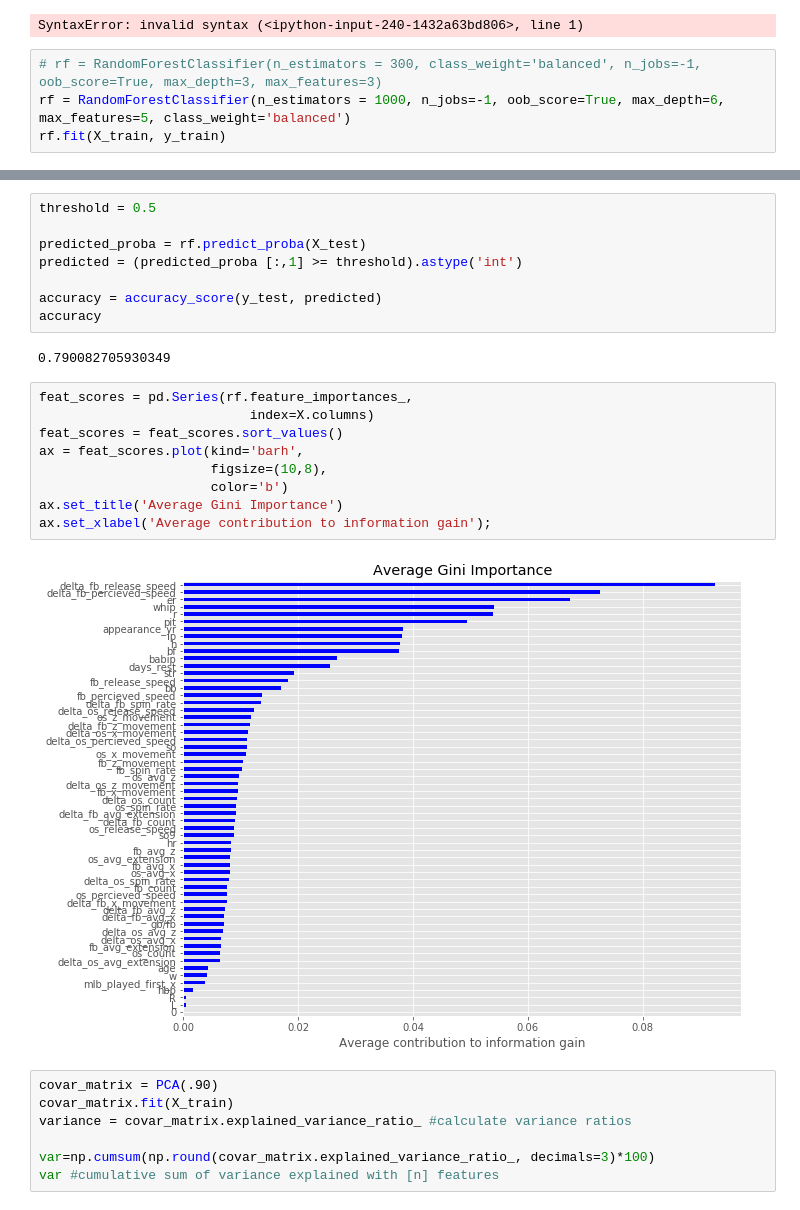
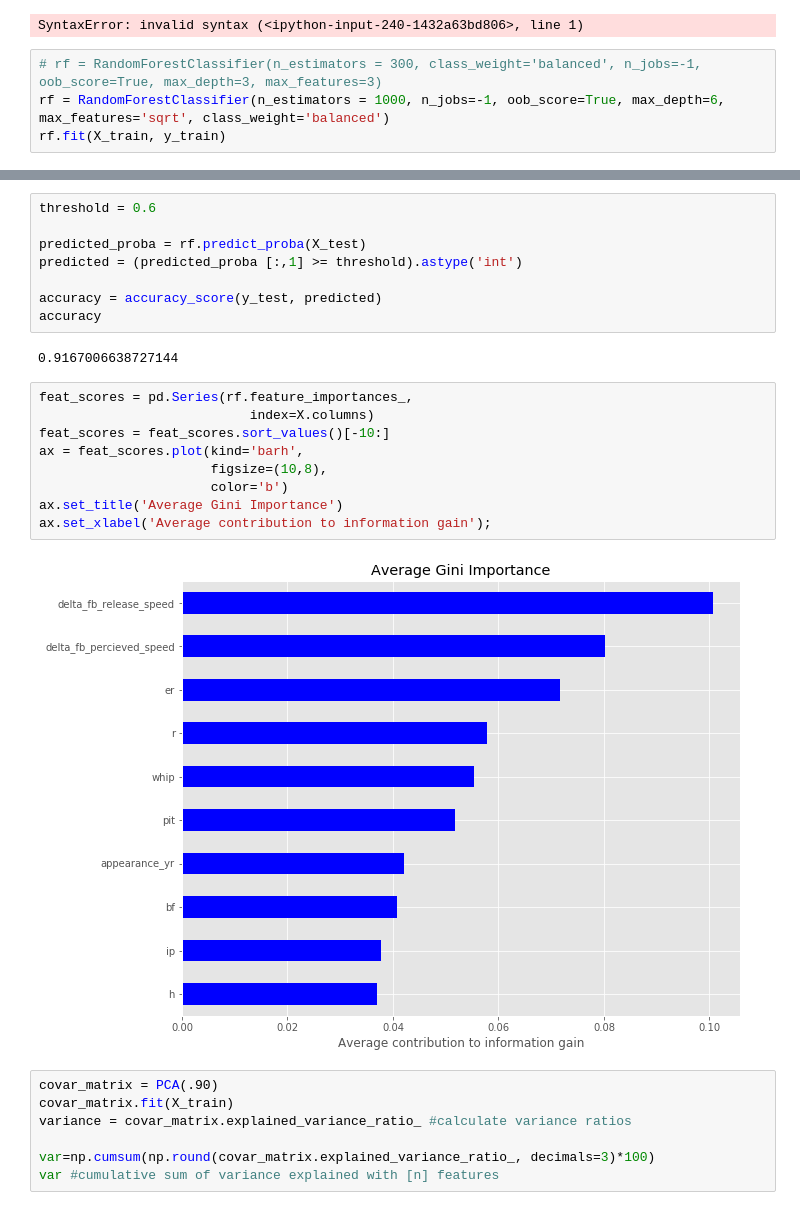
Before and after one commit to t-phill/mlb_injuries, a Jupyter notebook: notebooks/masters-Copy7.ipynb, the cells around one changed output, grey strips where cells are left out. Saved outputs shown, nothing was run; the diff lists cells and outputs as text.

```diff
--- a/notebooks/masters-Copy7.ipynb
+++ b/notebooks/masters-Copy7.ipynb
@@ -541,7 +578,7 @@ plt.show()
 SyntaxError: invalid syntax (<ipython-input-240-1432a63bd806>, line 1)
 # %%
 # rf = RandomForestClassifier(n_estimators = 300, class_weight='balanced', n_jobs=-1, oob_score=True, max_depth=3, max_features=3)
-rf = RandomForestClassifier(n_estimators = 1000, n_jobs=-1, oob_score=True, max_depth=6, max_features=5, class_weight='balanced')
+rf = RandomForestClassifier(n_estimators = 1000, n_jobs=-1, oob_score=True, max_depth=6, max_features='sqrt', class_weight='balanced')
 rf.fit(X_train, y_train)
 # %% [output]
 RandomForestClassifier(bootstrap=True, class_weight='balanced',
@@ -597,5 +633,5 @@ pos       119       158
 # %%
-threshold = 0.5
+threshold = 0.6
 
 predicted_proba = rf.predict_proba(X_test)
 predicted = (predicted_proba [:,1] >= threshold).astype('int')
@@ -603,18 +639,18 @@ predicted = (predicted_proba [:,1] >= threshold).astype('int')
 accuracy = accuracy_score(y_test, predicted)
 accuracy
 # %% [output]
-0.790082705930349
+0.9167006638727144
 # %%
 feat_scores = pd.Series(rf.feature_importances_,
                            index=X.columns)
-feat_scores = feat_scores.sort_values()
+feat_scores = feat_scores.sort_values()[-10:]
 ax = feat_scores.plot(kind='barh',
                       figsize=(10,8),
                       color='b')
 ax.set_title('Average Gini Importance')
 ax.set_xlabel('Average contribution to information gain');
 # %% [output]
-[figure, old version]
+[figure, new version]
 # %%
 covar_matrix = PCA(.90)
 covar_matrix.fit(X_train)
```
Also changed, not shown: parts of 10 cells of this notebook, 2 other files.
